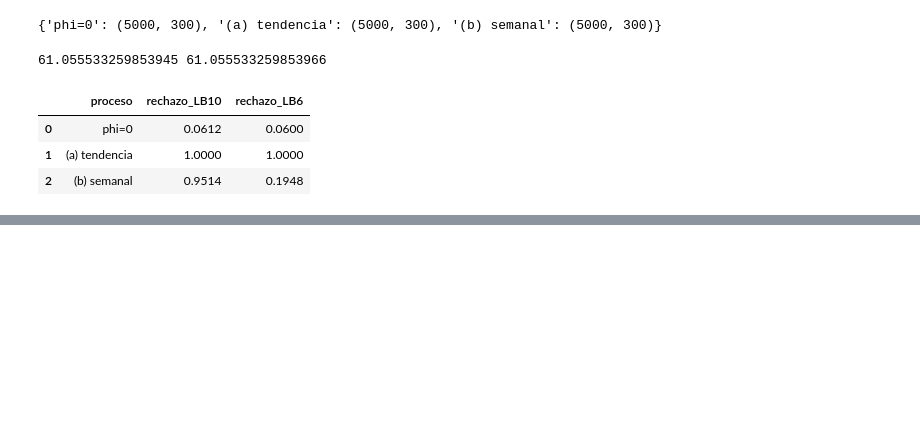
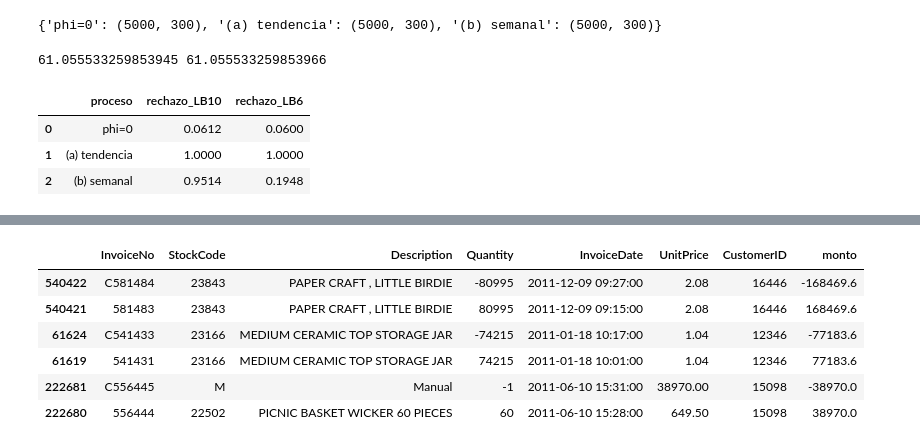
Before and after one commit to xNoksS/bi-tarea4-series-de-tiempo, a Jupyter notebook: Tarea4.ipynb, the cells around one changed output, grey strips where cells are left out. Cells and saved outputs as stored; diff of their text form; code cells hidden in the pictures; blank space fills up the shorter version.

```diff
--- a/Tarea4.ipynb
+++ b/Tarea4.ipynb
@@ -207,0 +210,8 @@ tabla05
+# %%
+raw = pd.read_excel(DATA, dtype={"InvoiceNo": str, "StockCode": str, "CustomerID": str})
+
+print("filas:", len(raw))
+print("facturas:", raw["InvoiceNo"].nunique())
+print("productos (StockCode):", raw["StockCode"].nunique())
+print("clientes:", raw["CustomerID"].nunique())
+print("fracción sin CustomerID:", round(raw["CustomerID"].isna().mean(), 4))
@@ -207,0 +367,13 @@ tabla05
+# %%
+tmp = raw.assign(monto=raw["Quantity"] * raw["UnitPrice"])
+top6 = tmp.loc[tmp["monto"].abs().sort_values(ascending=False).index[:6]]
+top6[["InvoiceNo", "StockCode", "Description", "Quantity",
+      "InvoiceDate", "UnitPrice", "CustomerID", "monto"]]
+# %% [output]
+|  | InvoiceNo | StockCode | Description | Quantity | InvoiceDate | UnitPrice | CustomerID | monto |
+| 540422 | C581484 | 23843 | PAPER CRAFT , LITTLE BIRDIE | -80995 | 2011-12-09 09:27:00 | 2.08 | 16446 | -168469.6 |
+| 540421 | 581483 | 23843 | PAPER CRAFT , LITTLE BIRDIE | 80995 | 2011-12-09 09:15:00 | 2.08 | 16446 | 168469.6 |
+| 61624 | C541433 | 23166 | MEDIUM CERAMIC TOP STORAGE JAR | -74215 | 2011-01-18 10:17:00 | 1.04 | 12346 | -77183.6 |
+| 61619 | 541431 | 23166 | MEDIUM CERAMIC TOP STORAGE JAR | 74215 | 2011-01-18 10:01:00 | 1.04 | 12346 | 77183.6 |
+| 222681 | C556445 | M | Manual | -1 | 2011-06-10 15:31:00 | 38970.00 | 15098 | -38970.0 |
+| 222680 | 556444 | 22502 | PICNIC BASKET WICKER 60 PIECES | 60 | 2011-06-10 15:28:00 | 649.50 | 15098 | 38970.0 |
```
Also changed, not shown: parts of 7 cells of this notebook, 1 other file.
